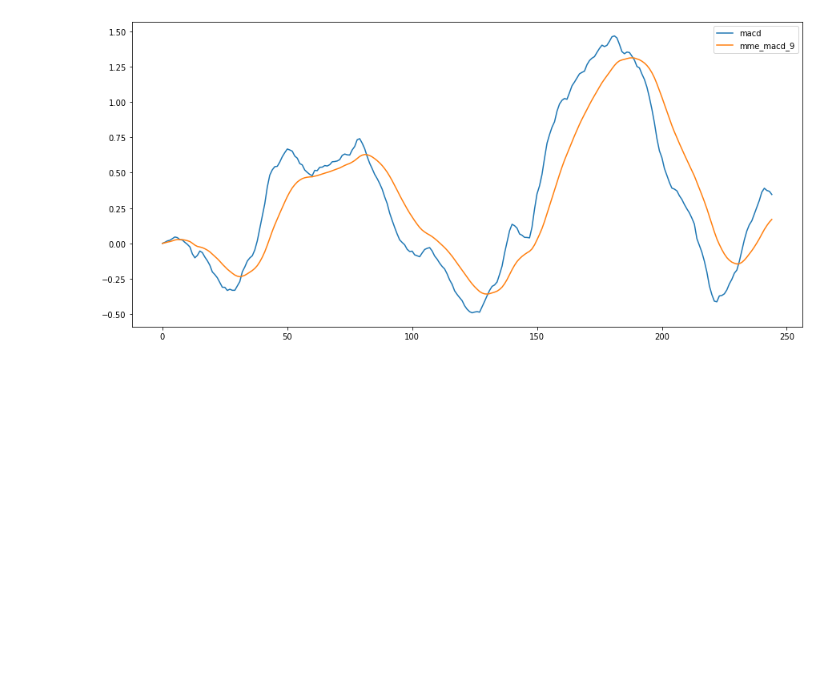
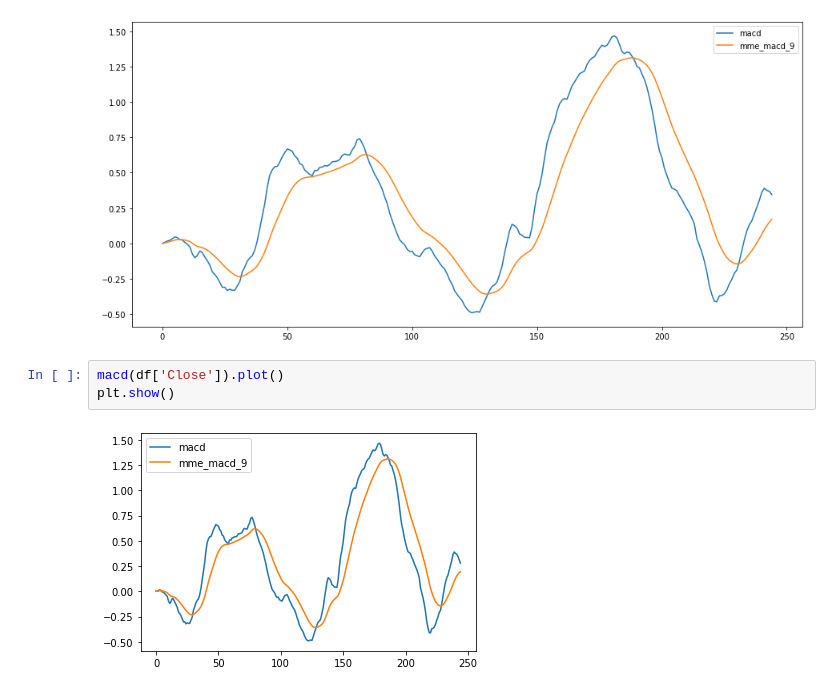
Before and after one commit to DeykyPinheiro/octopus, a Jupyter notebook: notebook_testes.ipynb, the cells around one changed output. Cells and saved outputs as stored; diff of their text form; blank space fills up the shorter version.

```diff
--- a/notebook_testes.ipynb
+++ b/notebook_testes.ipynb
@@ -62,3 +64,8 @@ macd(df).plot(figsize=(15, 7))
 plt.show()
 # %% [output]
 [figure]
+# %%
+macd(df['Close']).plot()
+plt.show()
+# %% [output]
+[figure, added]
```
Also changed, not shown: parts of 1 cell of this notebook.
